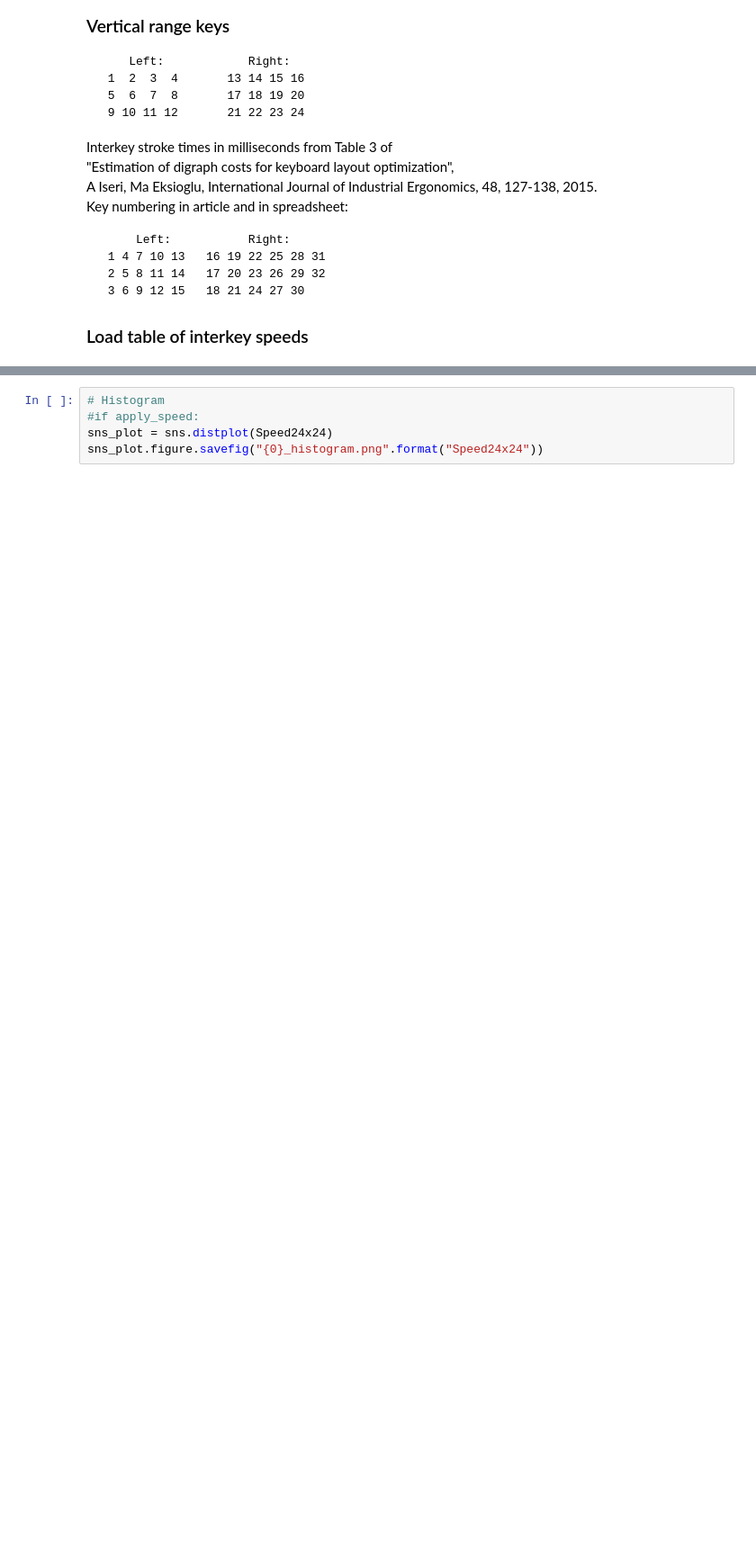
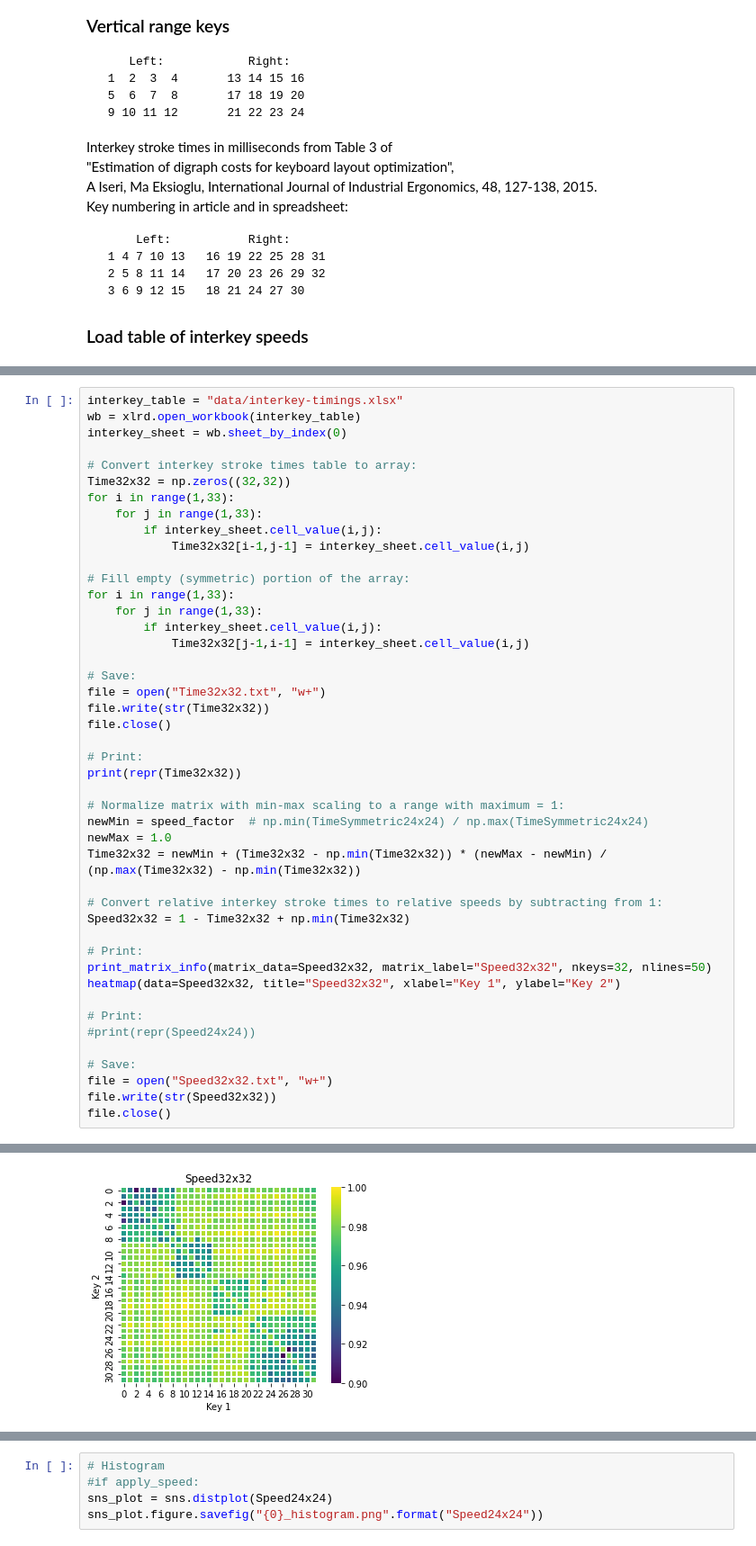
Before and after one commit to binarybottle/engram, a Jupyter notebook: compare_layouts.ipynb, the cells around one changed output, grey strips where cells are left out. Shown at 90% size. Saved outputs shown, nothing was run; the diff lists cells and outputs as text; blank space fills up the shorter version.

Commit message:
Add Speed32x32

```diff
--- a/compare_layouts.ipynb
+++ b/compare_layouts.ipynb
@@ -737,0 +597,46 @@ Speed24x24 key number pairs with minimum values:
+# %%
+interkey_table = "data/interkey-timings.xlsx"
+wb = xlrd.open_workbook(interkey_table)
+interkey_sheet = wb.sheet_by_index(0)
+
+# Convert interkey stroke times table to array:
+Time32x32 = np.zeros((32,32))
+for i in range(1,33):
+    for j in range(1,33):
+        if interkey_sheet.cell_value(i,j):
+            Time32x32[i-1,j-1] = interkey_sheet.cell_value(i,j)
+
+# Fill empty (symmetric) portion of the array:
+for i in range(1,33):
+    for j in range(1,33):
+        if interkey_sheet.cell_value(i,j):
+            Time32x32[j-1,i-1] = interkey_sheet.cell_value(i,j)
+
+# Save:
+file = open("Time32x32.txt", "w+")
+file.write(str(Time32x32))
+file.close()
+
+# Print:
+print(repr(Time32x32))
+
+# Normalize matrix with min-max scaling to a range with maximum = 1:
+newMin = speed_factor  # np.min(TimeSymmetric24x24) / np.max(TimeSymmetric24x24)
+newMax = 1.0
+Time32x32 = newMin + (Time32x32 - np.min(Time32x32)) * (newMax - newMin) / (np.max(Time32x32) - np.min(Time32x32))
+
+# Convert relative interkey stroke times to relative speeds by subtracting from 1:
+Speed32x32 = 1 - Time32x32 + np.min(Time32x32)
+
+# Print:
+print_matrix_info(matrix_data=Speed32x32, matrix_label="Speed32x32", nkeys=32, nlines=50)
+heatmap(data=Speed32x32, title="Speed32x32", xlabel="Key 1", ylabel="Key 2")
+
+# Print:
+#print(repr(Speed24x24))
+
+# Save:
+file = open("Speed32x32.txt", "w+")
+file.write(str(Speed32x32))
+file.close()
+# %% [output]
@@ -737,0 +660 @@ Speed24x24 key number pairs with minimum values:
+[figure, added]
```
Also changed, not shown: parts of 14 cells of this notebook, 4 other files.
